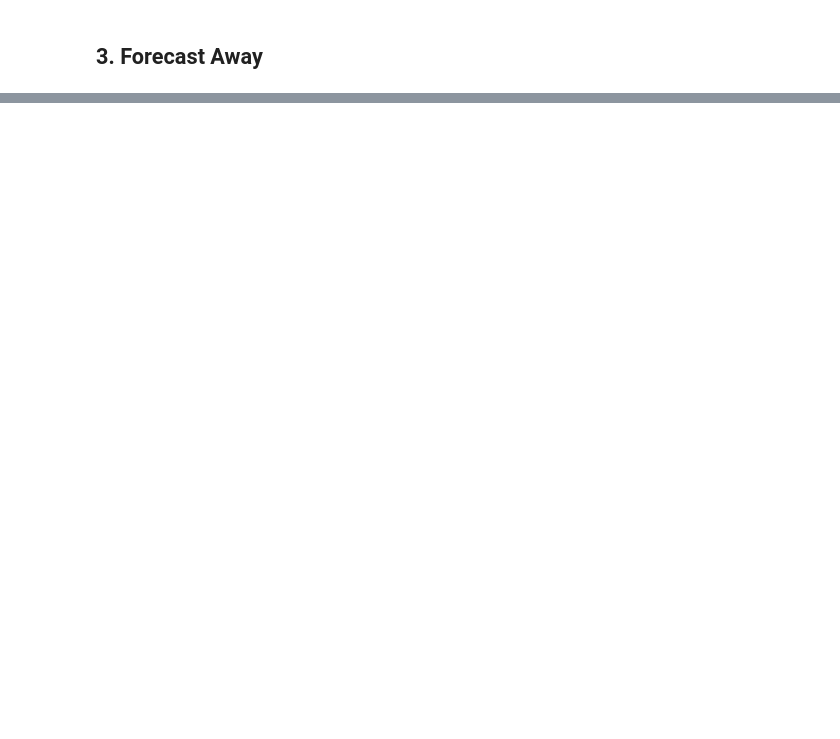
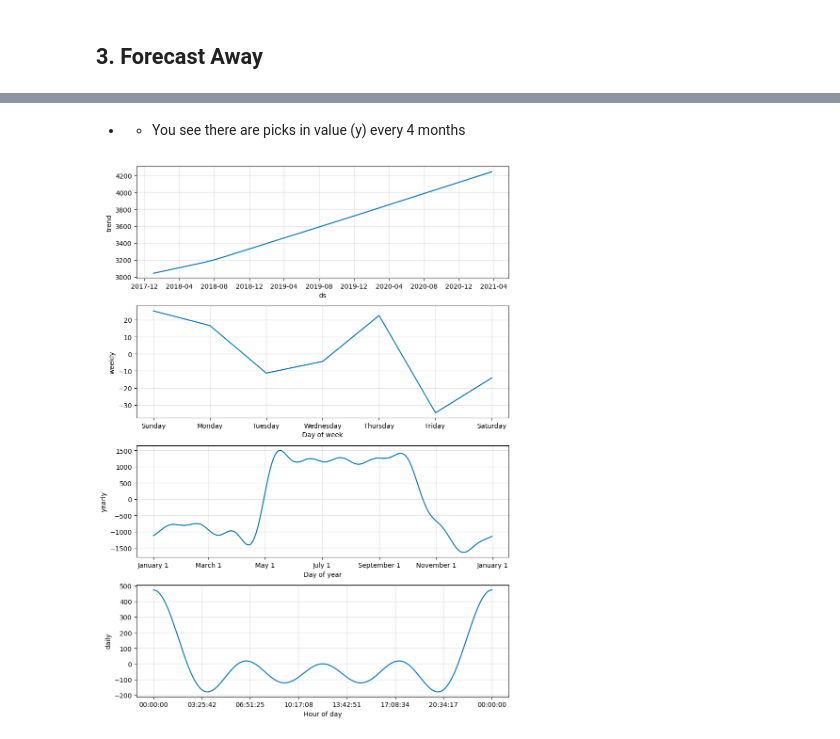
Before and after one commit to ortizfram/TimeSeriesForecastingProphet, a Jupyter notebook: Facebook Prophet.ipynb, the cells around one changed output, grey strips where cells are left out. Drawn from its saved outputs; the diff is of its cells as text; code cells hidden in the pictures; blank space fills up the shorter version.

```diff
--- a/Facebook Prophet.ipynb
+++ b/Facebook Prophet.ipynb
@@ -113,0 +148,7 @@ model = m.fit(df)
+# %% [markdown]
+- - You see there are picks in value (y) every 4 months
+# %%
+# decompose trend
+plot2 = m.plot_components(forecast)
+# %% [output]
+[figure, added]
```
Also changed, not shown: parts of 5 cells of this notebook.
